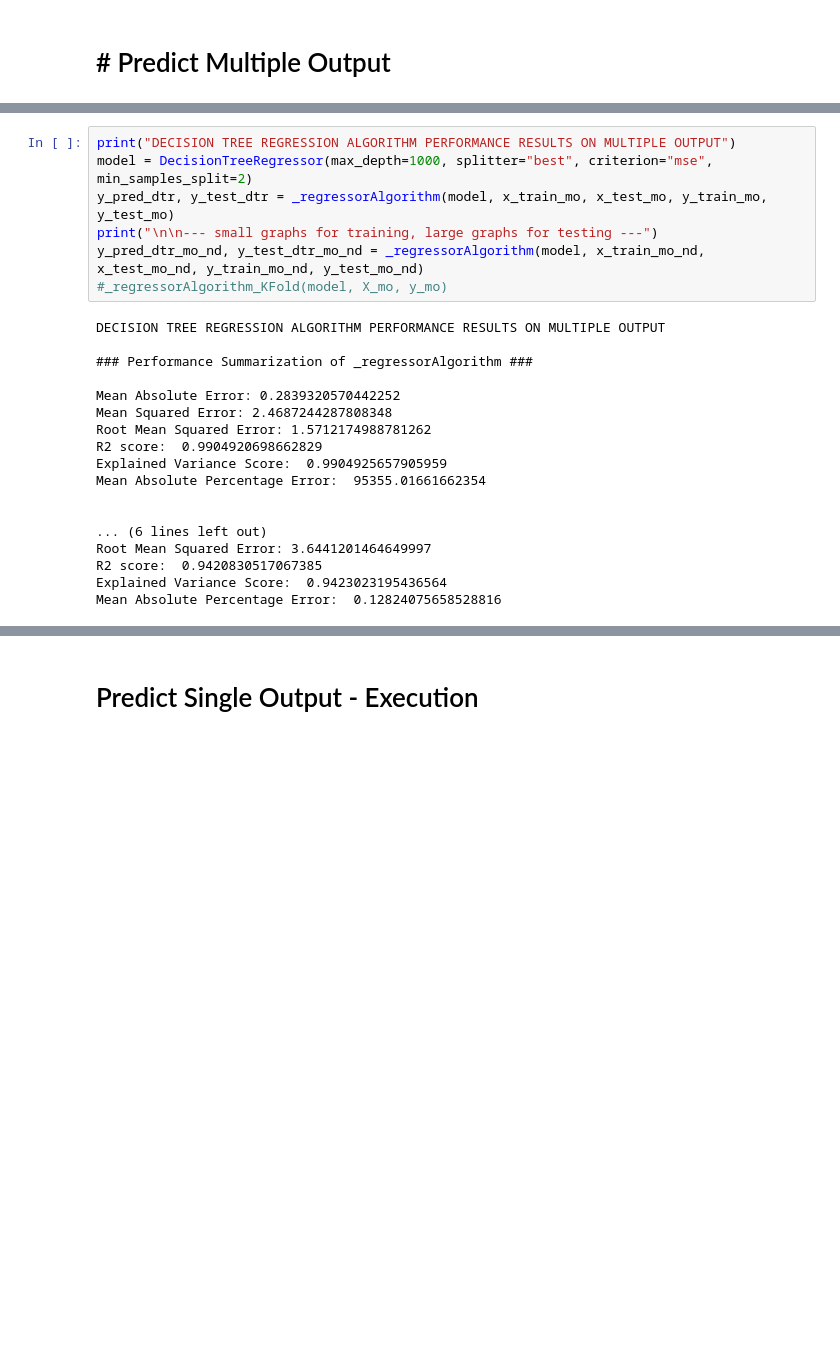
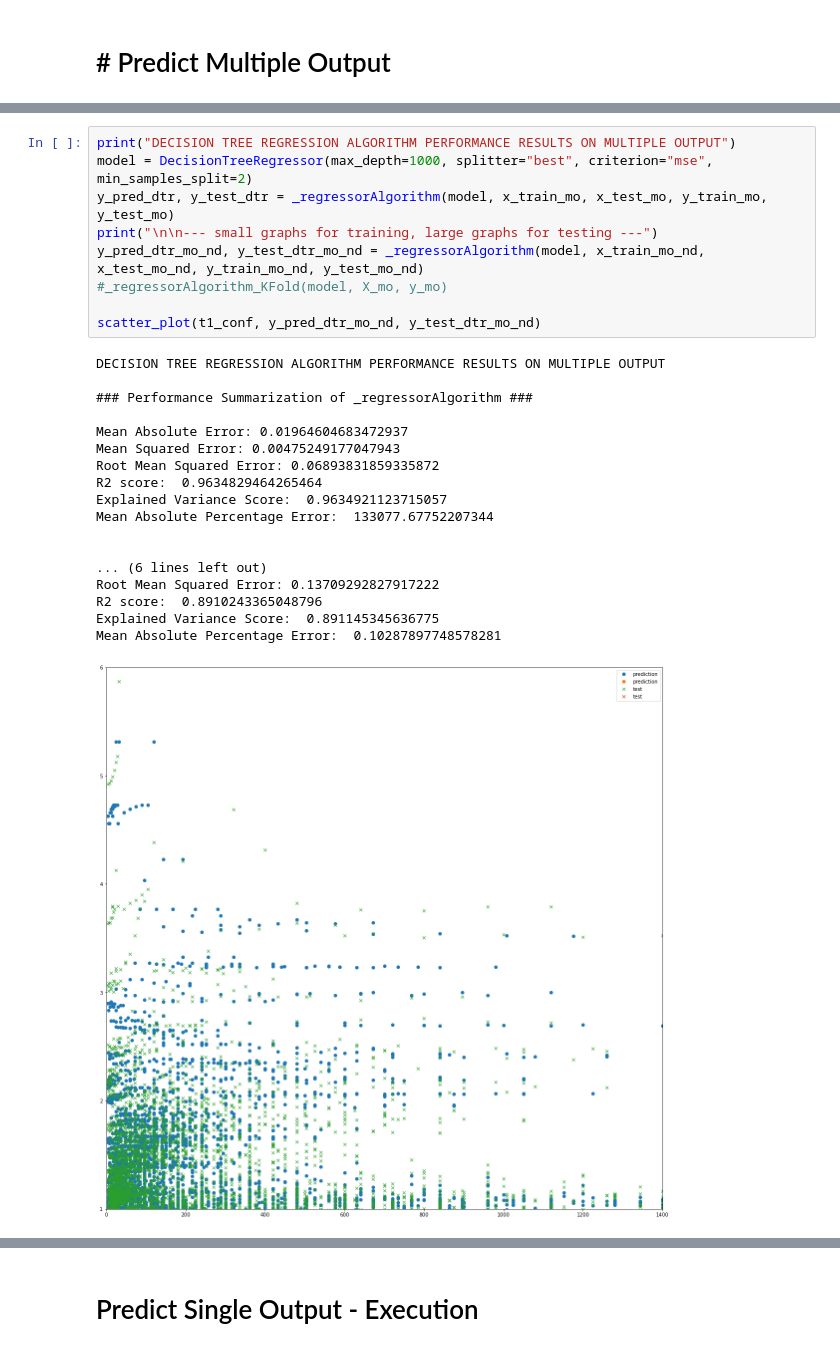
Before and after one commit to busenuraktilav/GPUProject, a Jupyter notebook: model-prediction/prediction.ipynb, the cells around one changed output, grey strips where cells are left out. Saved outputs shown, nothing was run; the diff lists cells and outputs as text; blank space fills up the shorter version.

```diff
--- a/model-prediction/prediction.ipynb
+++ b/model-prediction/prediction.ipynb
@@ -300,28 +390,31 @@ Mean Absolute Percentage Error:  1787.984268374141
 # %%
 print("DECISION TREE REGRESSION ALGORITHM PERFORMANCE RESULTS ON MULTIPLE OUTPUT")
 model = DecisionTreeRegressor(max_depth=1000, splitter="best", criterion="mse", min_samples_split=2)
 y_pred_dtr, y_test_dtr = _regressorAlgorithm(model, x_train_mo, x_test_mo, y_train_mo, y_test_mo)
 print("\n\n--- small graphs for training, large graphs for testing ---")
 y_pred_dtr_mo_nd, y_test_dtr_mo_nd = _regressorAlgorithm(model, x_train_mo_nd, x_test_mo_nd, y_train_mo_nd, y_test_mo_nd)
 #_regressorAlgorithm_KFold(model, X_mo, y_mo)
+
+scatter_plot(t1_conf, y_pred_dtr_mo_nd, y_test_dtr_mo_nd)
 # %% [output]
 DECISION TREE REGRESSION ALGORITHM PERFORMANCE RESULTS ON MULTIPLE OUTPUT
 
 ### Performance Summarization of _regressorAlgorithm ###
 
-Mean Absolute Error: 0.2839320570442252
-Mean Squared Error: 2.4687244287808348
-Root Mean Squared Error: 1.5712174988781262
-R2 score:  0.9904920698662829
-Explained Variance Score:  0.9904925657905959
-Mean Absolute Percentage Error:  95355.01661662354
+Mean Absolute Error: 0.01964604683472937
+Mean Squared Error: 0.00475249177047943
+Root Mean Squared Error: 0.06893831859335872
+R2 score:  0.9634829464265464
+Explained Variance Score:  0.9634921123715057
+Mean Absolute Percentage Error:  133077.67752207344
 
 
 ... (6 lines left out)
-Root Mean Squared Error: 3.6441201464649997
-R2 score:  0.9420830517067385
-Explained Variance Score:  0.9423023195436564
-Mean Absolute Percentage Error:  0.12824075658528816
+Root Mean Squared Error: 0.13709292827917222
+R2 score:  0.8910243365048796
+Explained Variance Score:  0.891145345636775
+Mean Absolute Percentage Error:  0.10287897748578281
+[figure, added]
 # %%
 print("MLP REGRESSION ALGORITHM PERFORMANCE RESULTS ON MULTIPLE OUTPUT")
 model = MLPRegressor(hidden_layer_sizes=(4,8,4),activation="relu" ,random_state=1, max_iter=50000)
```
Also changed, not shown: parts of 32 cells of this notebook.
